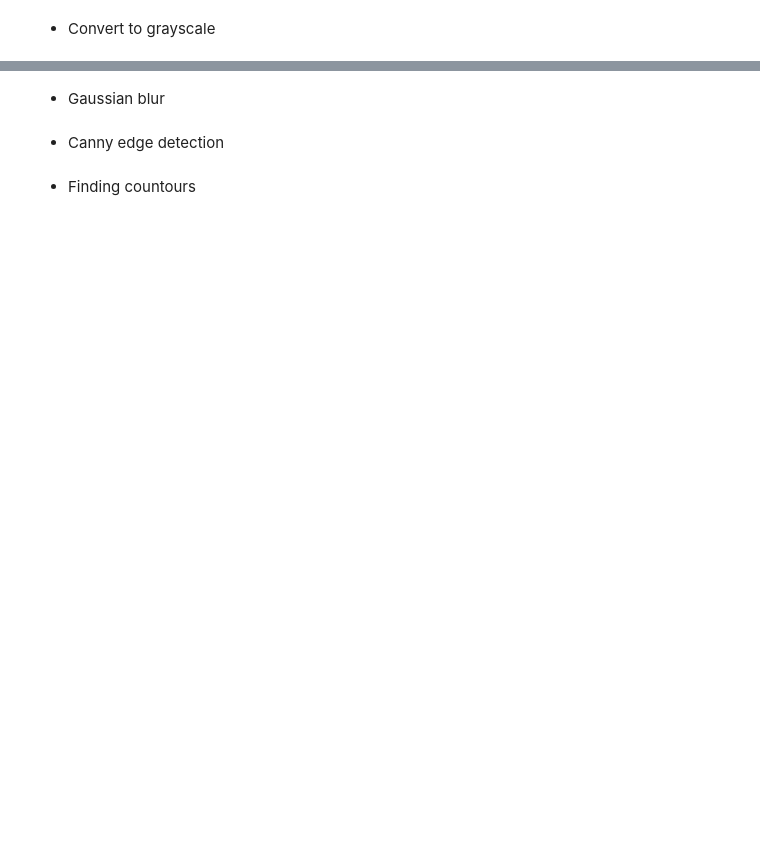
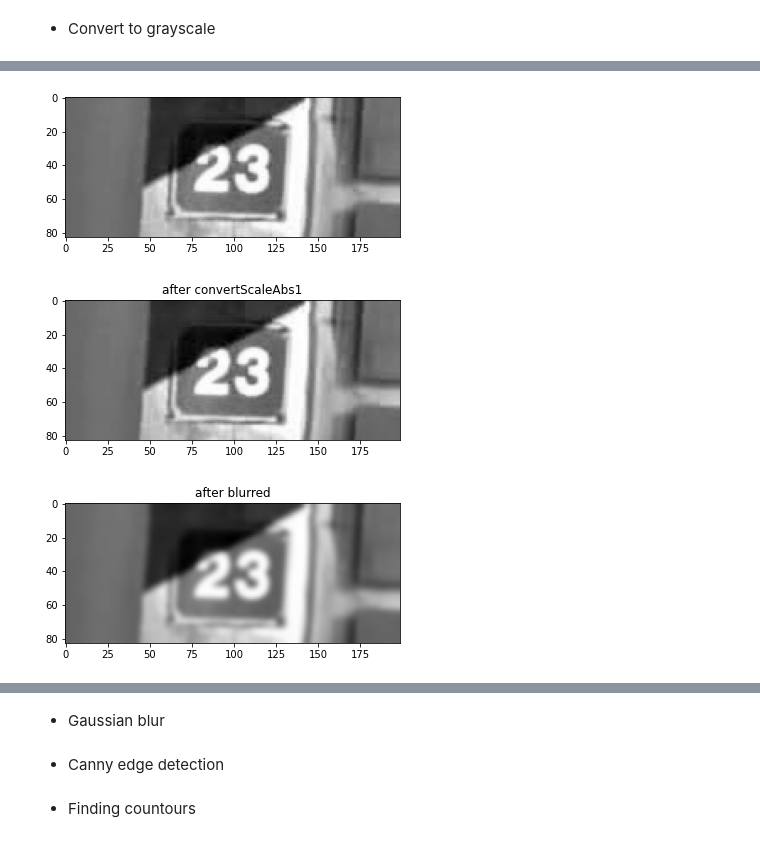
Before and after one commit to youssefg7/CSE483-Major-Task, a Jupyter notebook: trial-youssef format1only.ipynb, the cells around one changed output, grey strips where cells are left out. Cells and saved outputs as stored; diff of their text form; code cells hidden in the pictures; blank space fills up the shorter version.

```diff
--- a/trial-youssef format1only.ipynb
+++ b/trial-youssef format1only.ipynb
@@ -254,0 +276,80 @@ plt.show()
+# %%
+plt.imshow(gray, cmap='gray')
+plt.show()
+
+cv2.convertScaleAbs(gray, gray)
+plt.figure()
+plt.imshow(gray, cmap='gray')
+plt.title("after convertScaleAbs1")
+plt.show()
+
+
+blurred = cv2.GaussianBlur(gray, (7, 7), 0)
+plt.figure()
+plt.imshow(blurred, cmap='gray')
+plt.title("after blurred")
+plt.show()
+
+th3 = cv2.adaptiveThreshold(blurred,255,cv2.ADAPTIVE_THRESH_GAUSSIAN_C,cv2.THRESH_BINARY,11,2)
+plt.figure()
+plt.imshow(th3, cmap='gray')
+plt.title("after th3")
+plt.show()
+
+sharpened = cv2.convertScaleAbs(cv2.Laplacian(blurred, cv2.CV_16S, ksize=3))
+plt.figure()
+plt.title("after contrast")
+plt.imshow(sharpened, cmap='gray')
+plt.show()
+
+edged = cv2.Canny(th3, 50, 150, 255)
+plt.figure()
+plt.title("canny")
+plt.imshow(edged, cmap='gray')
+plt.show()
+
+# lines = cv2.HoughLines(edged, 1, np.pi/180, 30)
+
+# temp = np.zeros((gray.shape[0], gray.shape[1], 3))
+# for rho,theta in lines[0]:
+#     a = np.cos(theta)
+#     b = np.sin(theta)
+#     x0 = a*rho
+#     y0 = b*rho
+#     x1 = int(x0 + 1000*(-b))
+#     y1 = int(y0 + 1000*(a))
+#     x2 = int(x0 - 1000*(-b))
+#     y2 = int(y0 - 1000*(a))
+
+#     cv2.line(temp,(x1,y1),(x2,y2),(0,0,255),2)
+# plt.figure()
+# plt.title("hough")
+# plt.imshow(temp, cmap='gray')
+# plt.show()
+
+# temp = np.zeros((gray.shape[0], gray.shape[1], 3))
+# linesP = cv2.HoughLinesP(sharpened,1,np.pi/180,50, None,10,1)
+# if linesP is not None:
+#     for i in range(0, len(linesP)):
+#         l = linesP[i][0]
+#         cv2.line(temp, (l[0], l[1]), (l[2], l[3]), (0, 0, 255), 3, cv2.LINE_AA)
+
+# plt.figure()
+# plt.title("hough2")
+# plt.imshow(temp)
+# plt.show()
+
+# contours, hierarchy = cv2.findContours(
+#     edged, cv2.RETR_LIST, cv2.CHAIN_APPROX_NONE)
+# contours = sorted(contours, key=cv2.contourArea, reverse=True)
+# for i in range(10):
+#     temp = np.zeros((gray.shape[0], gray.shape[1], 3))
+#     cv2.drawContours(temp, contours[i], -1, (255, 255, 255), 1)
+#     plt.figure()
+#     plt.title("after edges")
+#     plt.imshow(temp, cmap='gray')
+#     plt.show()
+# %% [output]
+[figure, added]
+[figure, added]
+[figure, added]
```
Also changed, not shown: parts of 17 cells of this notebook.
